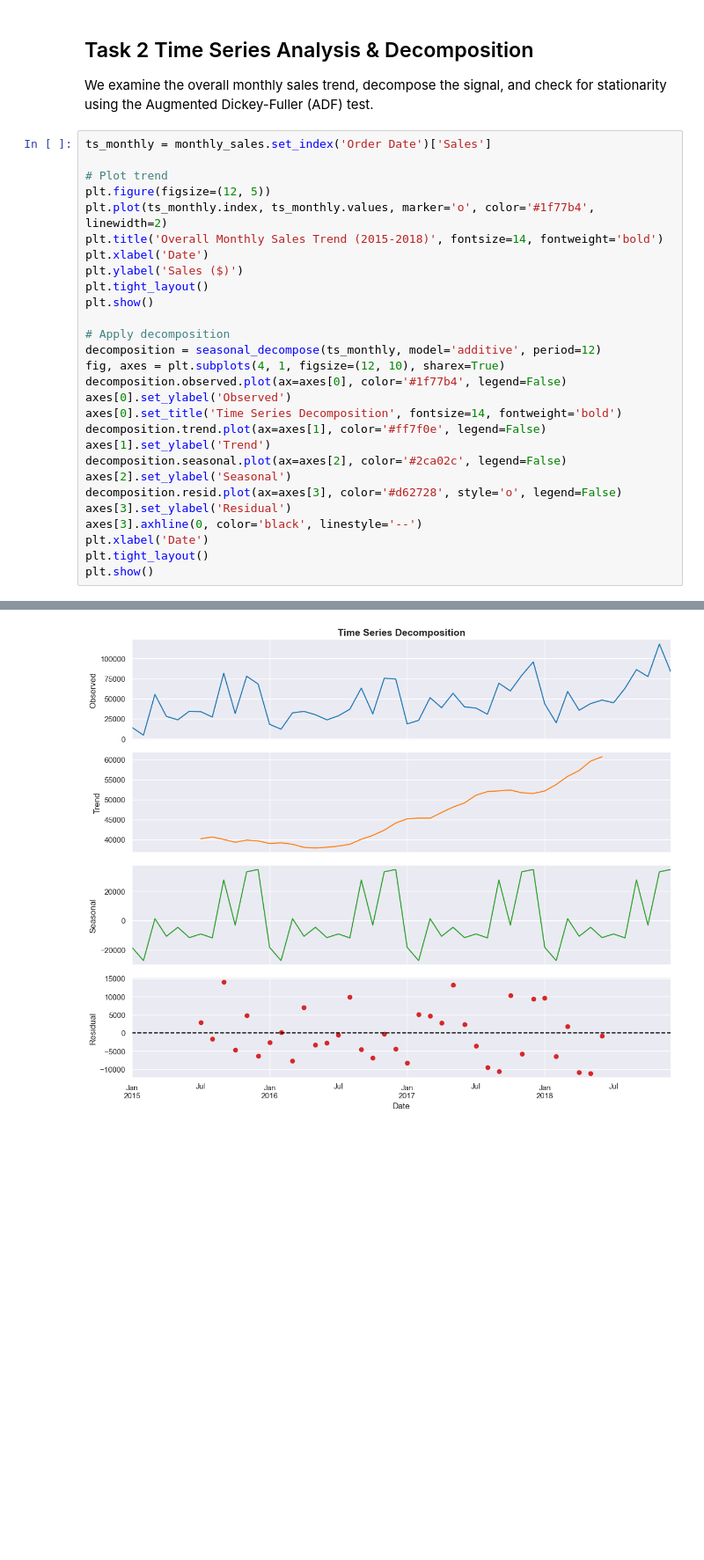
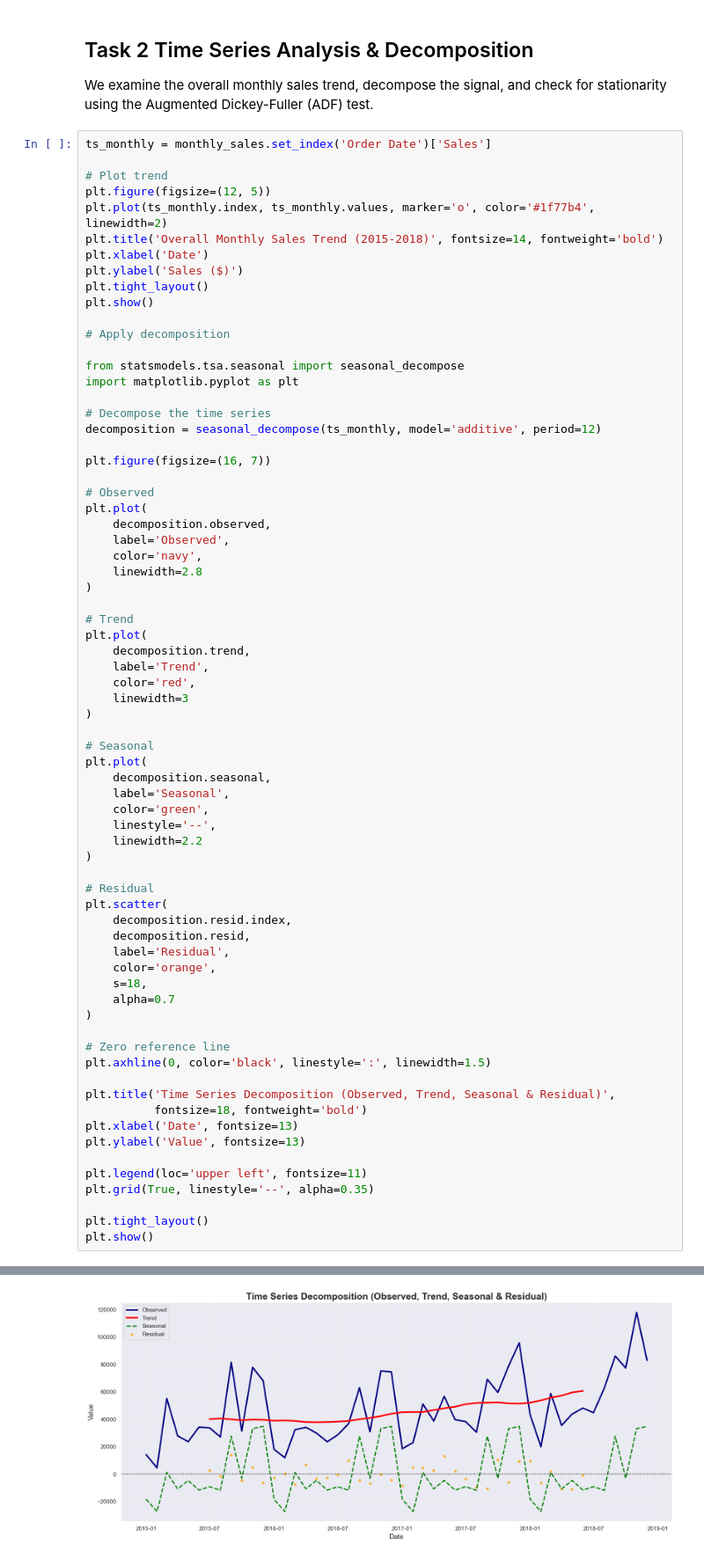
Before and after one commit to Ishannjain/XYLOFY_AI_INTERNSHIP, a Jupyter notebook: Sales_Forecasting_System/analysis.ipynb, the cells around one changed output, grey strips where cells are left out. Shown at 88% size. Drawn from its saved outputs; the diff is of its cells as text; blank space fills up the shorter version.

```diff
--- a/Sales_Forecasting_System/analysis.ipynb
+++ b/Sales_Forecasting_System/analysis.ipynb
@@ -196,32 +207,74 @@ We examine the overall monthly sales trend, decompose the signal, and check for
 # %%
 ts_monthly = monthly_sales.set_index('Order Date')['Sales']
 
 # Plot trend
 plt.figure(figsize=(12, 5))
 plt.plot(ts_monthly.index, ts_monthly.values, marker='o', color='#1f77b4', linewidth=2)
 plt.title('Overall Monthly Sales Trend (2015-2018)', fontsize=14, fontweight='bold')
 plt.xlabel('Date')
 plt.ylabel('Sales ($)')
 plt.tight_layout()
 plt.show()
 
 # Apply decomposition
+
+from statsmodels.tsa.seasonal import seasonal_decompose
+import matplotlib.pyplot as plt
+
+# Decompose the time series
 decomposition = seasonal_decompose(ts_monthly, model='additive', period=12)
-fig, axes = plt.subplots(4, 1, figsize=(12, 10), sharex=True)
-decomposition.observed.plot(ax=axes[0], color='#1f77b4', legend=False)
-axes[0].set_ylabel('Observed')
-axes[0].set_title('Time Series Decomposition', fontsize=14, fontweight='bold')
-decomposition.trend.plot(ax=axes[1], color='#ff7f0e', legend=False)
-axes[1].set_ylabel('Trend')
-decomposition.seasonal.plot(ax=axes[2], color='#2ca02c', legend=False)
-axes[2].set_ylabel('Seasonal')
-decomposition.resid.plot(ax=axes[3], color='#d62728', style='o', legend=False)
-axes[3].set_ylabel('Residual')
-axes[3].axhline(0, color='black', linestyle='--')
-plt.xlabel('Date')
+
+plt.figure(figsize=(16, 7))
+
+# Observed
+plt.plot(
+    decomposition.observed,
+    label='Observed',
+    color='navy',
+    linewidth=2.8
+)
+
+# Trend
+plt.plot(
+    decomposition.trend,
+    label='Trend',
+    color='red',
+    linewidth=3
+)
+
+# Seasonal
+plt.plot(
+    decomposition.seasonal,
+    label='Seasonal',
+    color='green',
+    linestyle='--',
+    linewidth=2.2
+)
+
+# Residual
+plt.scatter(
+    decomposition.resid.index,
+    decomposition.resid,
+    label='Residual',
+    color='orange',
+    s=18,
+    alpha=0.7
+)
+
+# Zero reference line
+plt.axhline(0, color='black', linestyle=':', linewidth=1.5)
+
+plt.title('Time Series Decomposition (Observed, Trend, Seasonal & Residual)',
+          fontsize=18, fontweight='bold')
+plt.xlabel('Date', fontsize=13)
+plt.ylabel('Value', fontsize=13)
+
+plt.legend(loc='upper left', fontsize=11)
+plt.grid(True, linestyle='--', alpha=0.35)
+
 plt.tight_layout()
 plt.show()
 # %% [output]
 [figure]
-[figure, old version]
+[figure, new version]
 # %% [markdown]
```
Also changed, not shown: parts of 10 cells of this notebook, 5 other files.
